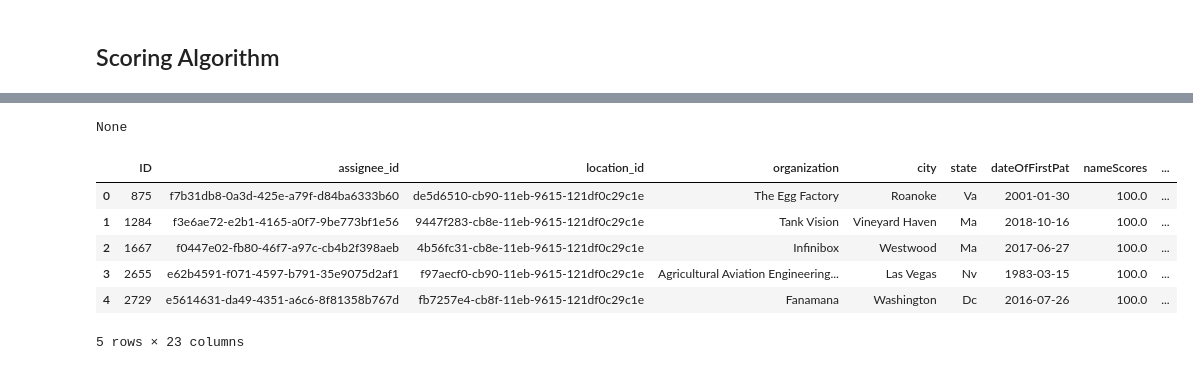
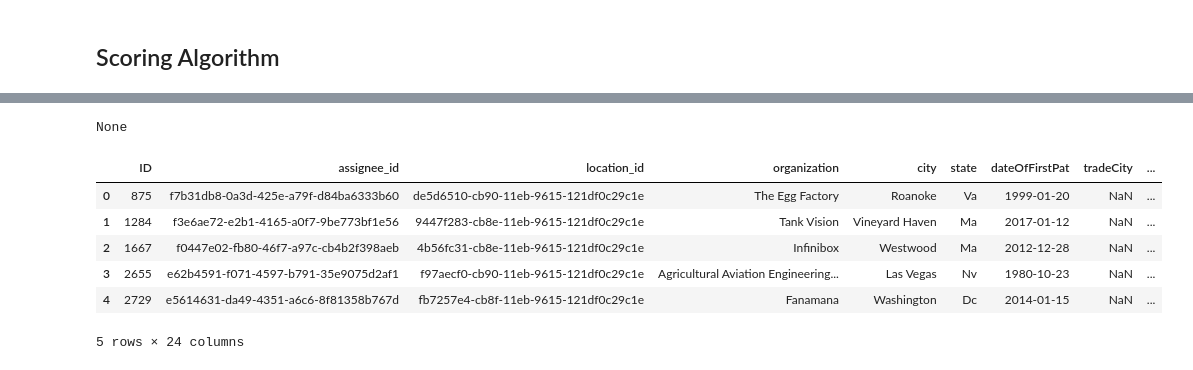
Before and after one commit to jc2568/PatentsView_OC, a Jupyter notebook: Score OpenCorporates Data With No States.ipynb, the cells around one changed output, grey strips where cells are left out. Saved outputs shown, nothing was run; the diff lists cells and outputs as text; code cells hidden in the pictures.

Commit message:
Nearly Finished Scoring Algorithm for Stateless Match

```diff
--- a/Score OpenCorporates Data With No States.ipynb
+++ b/Score OpenCorporates Data With No States.ipynb
@@ -18,7 +18,7 @@ t0=time.time()
 
 ### set the path for the input file and save to variable
 res_folder = "../csvResults/"
-input_file = "OcResults1000PreparedForScoring.csv"
+input_file = "OcResults1000WithUniqueAssigneeIDsAddCoorPreparedForScoring.csv"
 a_full=os.path.join(res_folder,input_file)
 
 OCScoringDF=pd.read_csv(a_full)
@@ -334,9 +310,9 @@ The number of state-DE matches is: 69
 # %%
-OCScoringDF2['confidenceScore']=((10-1)*((OCScoringDF2['totalScore']-min(OCScoringDF2['totalScore']))/
-                                         (max(OCScoringDF2['totalScore'])-min(OCScoringDF2['totalScore']))))+1
+OCScoringDF['confidenceScore']=((10-1)*((OCScoringDF['totalScore']-min(OCScoringDF['totalScore']))/
+                                         (max(OCScoringDF['totalScore'])-min(OCScoringDF['totalScore']))))+1
 
-OCScoringDF2['confidenceScore']=[round(num1, 2) for num1 in OCScoringDF2['confidenceScore']]
+OCScoringDF['confidenceScore']=[round(num1, 2) for num1 in OCScoringDF['confidenceScore']]
 
-display(OCScoringDF2.info(),OCScoringDF2.head())
+display(OCScoringDF.info(),OCScoringDF.head())
 # %% [output]
 <class 'pandas.core.frame.DataFrame'>
@@ -367,20 +345,20 @@ None
 # %%
 col         = 'confidenceScore'
-conditions  = [ (OCScoringDF2[col] >= 1) & (OCScoringDF2[col] < 2),
-                (OCScoringDF2[col] >= 2) & (OCScoringDF2[col] < 3),
-                (OCScoringDF2[col] >= 3) & (OCScoringDF2[col] < 4),
-                (OCScoringDF2[col] >= 4) & (OCScoringDF2[col] < 5),
-                (OCScoringDF2[col] >= 5) & (OCScoringDF2[col] < 6),
-                (OCScoringDF2[col] >= 6) & (OCScoringDF2[col] < 7),
-                (OCScoringDF2[col] >= 7) & (OCScoringDF2[col] < 8),
-                (OCScoringDF2[col] >= 8) & (OCScoringDF2[col] < 9),
-                (OCScoringDF2[col] >= 9) & (OCScoringDF2[col] < 10),
-                (OCScoringDF2[col] == 10) ]
-choices     = [ 1,2,3,4,5,6,7,8,9,10 ]
+conditions  = [ (OCScoringDF[col] >= 1) & (OCScoringDF[col] < 2),
+                (OCScoringDF[col] >= 2) & (OCScoringDF[col] < 3),
+                (OCScoringDF[col] >= 3) & (OCScoringDF[col] < 4),
+                (OCScoringDF[col] >= 4) & (OCScoringDF[col] < 5),
+                (OCScoringDF[col] >= 5) & (OCScoringDF[col] < 6),
+                (OCScoringDF[col] >= 6) & (OCScoringDF[col] < 7),
+                (OCScoringDF[col] >= 7) & (OCScoringDF[col] < 8),
+                (OCScoringDF[col] >= 8) & (OCScoringDF[col] < 9),
+                (OCScoringDF[col] >= 9) & (OCScoringDF[col] < 10),
+                (OCScoringDF[col] == 10) ]
+choices     = [ 1,1,1,1,1,9,8,8,9,10 ]
 
-OCScoringDF2["score"] = np.select(conditions, choices, default=np.nan)
-OCScoringDF2.drop(columns=['confidenceScore'],inplace=True)
-OCScoringDF3=OCScoringDF2.sort_values(by=['ID']).reset_index(drop=True)
+OCScoringDF["score"] = np.select(conditions, choices, default=np.nan)
+OCScoringDF.drop(columns=['confidenceScore'],inplace=True)
+OCScoringDF3=OCScoringDF.sort_values(by=['ID']).reset_index(drop=True)
 
 display(OCScoringDF3.info(),OCScoringDF3.head())
 # %% [output]
@@ -412,6 +390,6 @@ None
 # %%
-finalScoresWoStates=OCScoringDF3.iloc[:,[0,1,2,3,4,5,8,9,10,11,12,13,14,15,16,17,
-                                         20,21,24,25,28,33,34]].sort_values(by=['ID'])
+finalScoresWoStates=OCScoringDF3.iloc[:,[0,1,2,3,4,5,8,10,11,12,13,14,15,16,17,18,19,20,
+                                         23,24,27,28,35,36]].sort_values(by=['ID'])
 
 display(finalScoresWoStates.info(),finalScoresWoStates.head())
 # %% [output]
@@ -435,11 +413,11 @@ memory usage: 72.0+ KB
 None
-|  | ID | assignee_id | location_id | organization | city | state | dateOfFirstPat | nameScores | ... |
-| 0 | 875 | f7b31db8-0a3d-425e-a79f-d84ba6333b60 | de5d6510-cb90-11eb-9615-121df0c29c1e | The Egg Factory | Roanoke | Va | 2001-01-30 | 100.0 | ... |
-| 1 | 1284 | f3e6ae72-e2b1-4165-a0f7-9be773bf1e56 | 9447f283-cb8e-11eb-9615-121df0c29c1e | Tank Vision | Vineyard Haven | Ma | 2018-10-16 | 100.0 | ... |
-| 2 | 1667 | f0447e02-fb80-46f7-a97c-cb4b2f398aeb | 4b56fc31-cb8e-11eb-9615-121df0c29c1e | Infinibox | Westwood | Ma | 2017-06-27 | 100.0 | ... |
-| 3 | 2655 | e62b4591-f071-4597-b791-35e9075d2af1 | f97aecf0-cb90-11eb-9615-121df0c29c1e | Agricultural Aviation Engineering... | Las Vegas | Nv | 1983-03-15 | 100.0 | ... |
-| 4 | 2729 | e5614631-da49-4351-a6c6-8f81358b767d | fb7257e4-cb8f-11eb-9615-121df0c29c1e | Fanamana | Washington | Dc | 2016-07-26 | 100.0 | ... |
+|  | ID | assignee_id | location_id | organization | city | state | dateOfFirstPat | tradeCity | ... |
+| 0 | 875 | f7b31db8-0a3d-425e-a79f-d84ba6333b60 | de5d6510-cb90-11eb-9615-121df0c29c1e | The Egg Factory | Roanoke | Va | 1999-01-20 | NaN | ... |
+| 1 | 1284 | f3e6ae72-e2b1-4165-a0f7-9be773bf1e56 | 9447f283-cb8e-11eb-9615-121df0c29c1e | Tank Vision | Vineyard Haven | Ma | 2017-01-12 | NaN | ... |
+| 2 | 1667 | f0447e02-fb80-46f7-a97c-cb4b2f398aeb | 4b56fc31-cb8e-11eb-9615-121df0c29c1e | Infinibox | Westwood | Ma | 2012-12-28 | NaN | ... |
+| 3 | 2655 | e62b4591-f071-4597-b791-35e9075d2af1 | f97aecf0-cb90-11eb-9615-121df0c29c1e | Agricultural Aviation Engineering... | Las Vegas | Nv | 1980-10-23 | NaN | ... |
+| 4 | 2729 | e5614631-da49-4351-a6c6-8f81358b767d | fb7257e4-cb8f-11eb-9615-121df0c29c1e | Fanamana | Washington | Dc | 2014-01-15 | NaN | ... |
-5 rows × 23 columns
+5 rows × 24 columns
 # %%
 finalScoresWoStates['assignee_id'].nunique()
 # %% [output]
```
Also changed, not shown: parts of 14 cells of this notebook.
